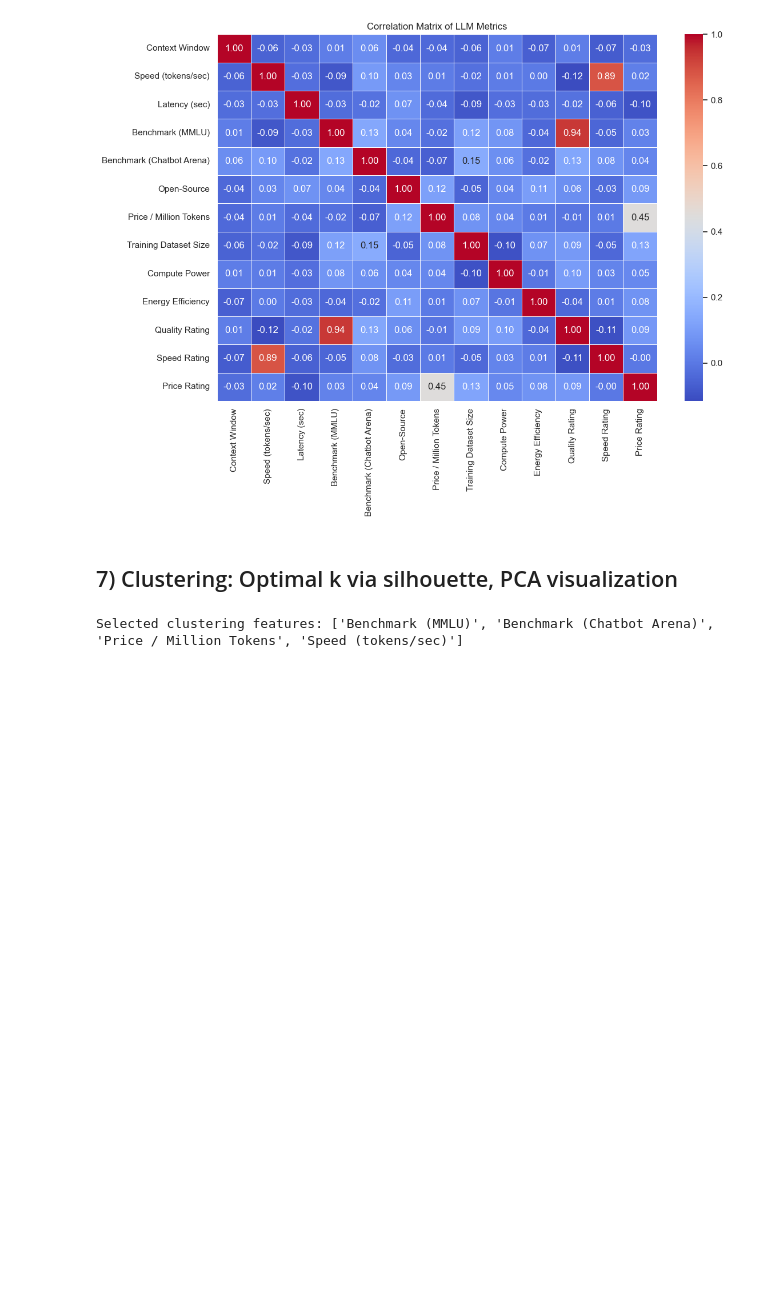
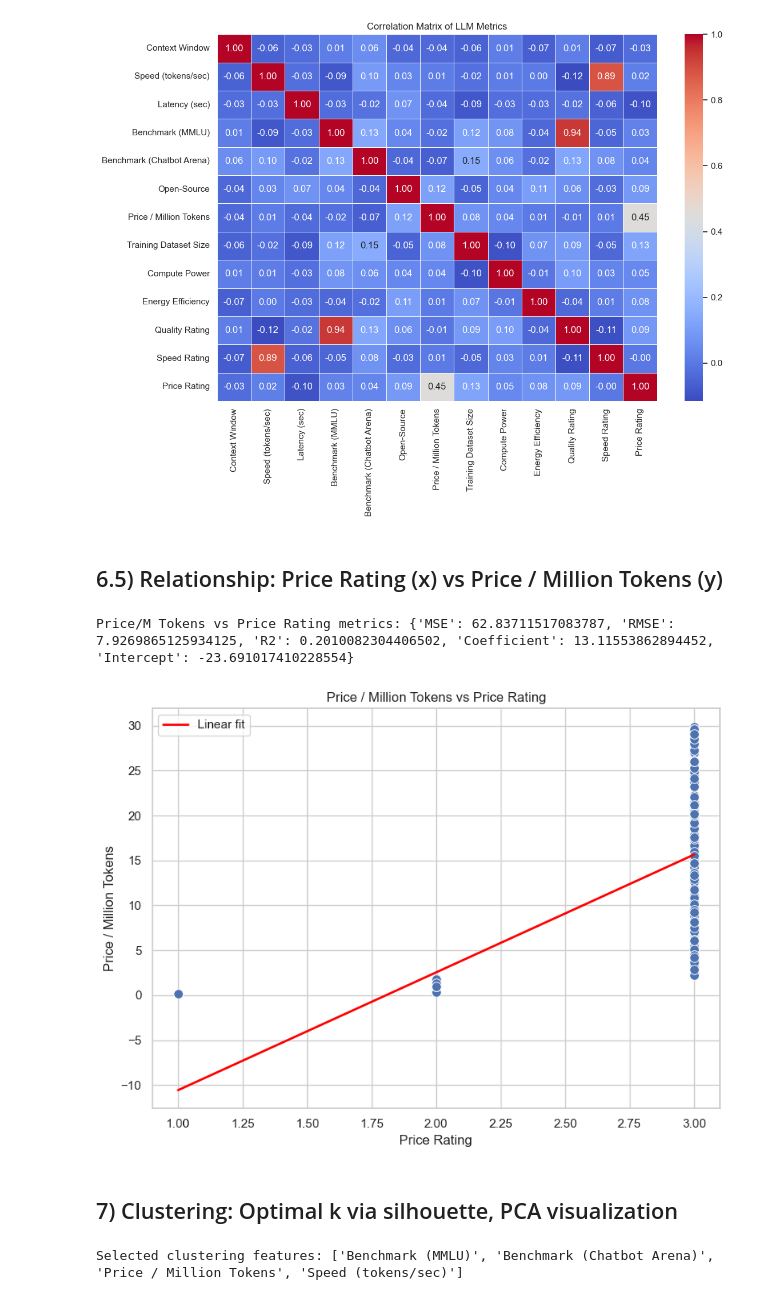
Before and after one commit to sttnf/eda, a Jupyter notebook: UAS/main.ipynb, the cells around one changed output. Drawn from its saved outputs; the diff is of its cells as text; code cells hidden in the pictures; blank space fills up the shorter version.

```diff
--- a/UAS/main.ipynb
+++ b/UAS/main.ipynb
@@ -21,7 +21,8 @@ from sklearn.decomposition import PCA
 from sklearn.model_selection import train_test_split, RandomizedSearchCV
 from sklearn.ensemble import RandomForestRegressor
 
-sns.set(style='whitegrid')
+# Replace deprecated sns.set with set_theme
+sns.set_theme(style='whitegrid')
 RANDOM_STATE = 42
 np.random.seed(RANDOM_STATE)
 
@@ -306,8 +307,59 @@ plot_correlation_heatmap(df, title='Correlation Matrix of LLM Metrics', save_pat
 | freq | 8 | 34 | NaN | NaN | NaN | NaN | ... |
 | mean | NaN | NaN | 637180.0 | 163.24 | 9.35875 | 77.945 | ... |
 [figure]
-# %% [markdown]
-## 7) Clustering: Optimal k via silhouette, PCA visualization
+# %% [markdown]
+## 6.5) Relationship: Price Rating (x) vs Price / Million Tokens (y)
+# %%
+# Scatter + simple linear regression between Price Rating and Price / Million Tokens
+from sklearn.linear_model import LinearRegression
+from sklearn.metrics import mean_squared_error, r2_score
+
+x_col = 'Price Rating'
+y_col = 'Price / Million Tokens'
+
+if x_col not in df.columns or y_col not in df.columns:
+    print(f"Required columns not found: {x_col}, {y_col}. Skipping this analysis.")
+else:
+    dxy = df[[x_col, y_col]].dropna().copy()
+    # Guard for constant x or insufficient rows
+    if (len(dxy) < 3) or (dxy[x_col].nunique() < 2):
+        print('Not enough variation or rows to fit regression.')
+    else:
+        X = dxy[[x_col]].values
+        y = dxy[y_col].values
+        lr = LinearRegression()
+        lr.fit(X, y)
+        y_hat = lr.predict(X)
+        mse = mean_squared_error(y, y_hat)
+        rmse = float(np.sqrt(mse))
+        r2 = r2_score(y, y_hat)
+        summary = {
+            'MSE': float(mse),
+            'RMSE': rmse,
+            'R2': float(r2),
+            'Coefficient': float(lr.coef_[0]),
+            'Intercept': float(lr.intercept_)
+        }
+        print('Price/M Tokens vs Price Rating metrics:', summary)
+        pd.DataFrame([summary]).to_csv(OUTPUT_DIR / 'price_per_million_tokens_vs_price_rating_metrics.csv', index=False)
+
+        # Plot
+        plt.figure(figsize=(8,6))
+        sns.scatterplot(x=dxy[x_col], y=dxy[y_col], s=70)
+        xs = np.linspace(dxy[x_col].min(), dxy[x_col].max(), 100).reshape(-1, 1)
+        plt.plot(xs, lr.predict(xs), color='red', linewidth=2, label='Linear fit')
+        plt.title('Price / Million Tokens vs Price Rating')
+        plt.xlabel('Price Rating')
+        plt.ylabel('Price / Million Tokens')
+        plt.legend()
+        plt.tight_layout()
+        plt.savefig(OUTPUT_DIR / 'price_per_million_tokens_vs_price_rating.png', dpi=150)
+        plt.show()
+# %% [output]
+Price/M Tokens vs Price Rating metrics: {'MSE': 62.83711517083787, 'RMSE': 7.9269865125934125, 'R2': 0.2010082304406502, 'Coefficient': 13.11553862894452, 'Intercept': -23.691017410228554}
+[figure, added]
+# %% [markdown]
+## 7) Clustering: Optimal k via silhouette, PCA visualization
 # %%
 preferred_features = ['Benchmark (MMLU)', 'Benchmark (Chatbot Arena)', 'Price / Million Tokens', 'Speed (tokens/sec)']
 cluster_feats = select_clustering_features(df, preferred_features, min_features=2)
```
Also changed, not shown: parts of 4 cells of this notebook, 4 other files.
